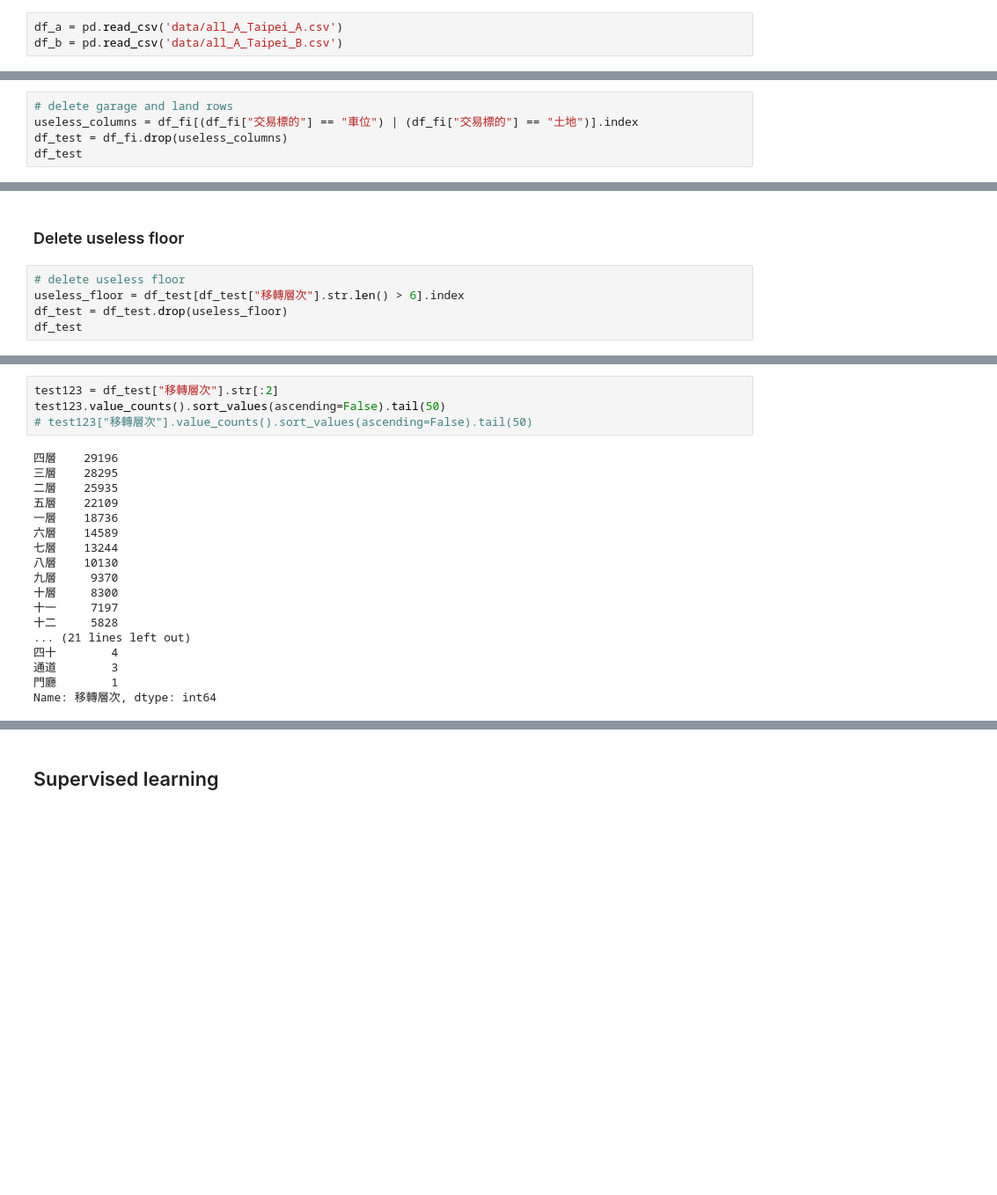
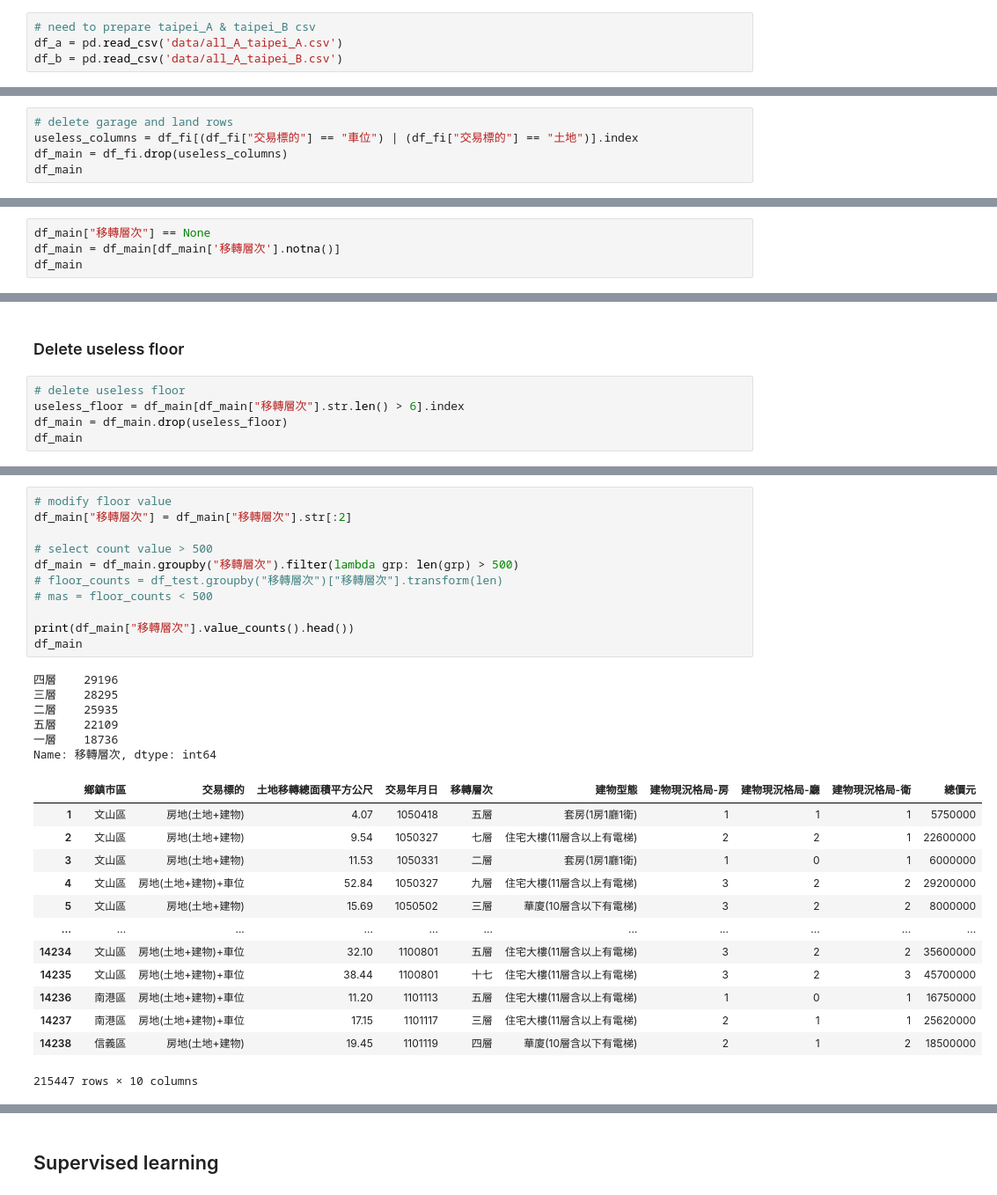
Before and after one commit to nbsurferch07/bdse25_team1, a Jupyter notebook: house_price_predict/taipei_house_price_test.ipynb, the cells around one changed output, grey strips where cells are left out. Shown at 88% size. Drawn from its saved outputs; the diff is of its cells as text; blank space fills up the shorter version.

Commit message:
0701 modify taipei_predict file

```diff
--- a/house_price_predict/taipei_house_price_test.ipynb
+++ b/house_price_predict/taipei_house_price_test.ipynb
@@ -10,8 +12,9 @@ from sklearn import preprocessing
 # %% [markdown]
 ## Load data
 # %%
-df_a = pd.read_csv('data/all_A_Taipei_A.csv')
-df_b = pd.read_csv('data/all_A_Taipei_B.csv')
+# need to prepare taipei_A & taipei_B csv
+df_a = pd.read_csv('data/all_A_taipei_A.csv')
+df_b = pd.read_csv('data/all_A_taipei_B.csv')
 # %% [markdown]
 ## Data processing
 # %%
@@ -39,8 +42,8 @@ df_fi.head(10)
 # %%
 # delete garage and land rows
 useless_columns = df_fi[(df_fi["交易標的"] == "車位") | (df_fi["交易標的"] == "土地")].index
-df_test = df_fi.drop(useless_columns)
-df_test
+df_main = df_fi.drop(useless_columns)
+df_main
 # %% [output]
 |  | 鄉鎮市區 | 交易標的 | 土地移轉總面積平方公尺 | 交易年月日 | 移轉層次 | 建物型態 | 建物現況格局-房 | 建物現況格局-廳 | 建物現況格局-衛 | 總價元 |
 | 1 | 文山區 | 房地(土地+建物) | 4.07 | 1050418 | 五層 | 套房(1房1廳1衛) | 1 | 1 | 1 | 5750000 |
@@ -55,3 +58,7 @@ df_test
 | 14237 | 南港區 | 房地(土地+建物)+車位 | 17.15 | 1101117 | 三層 | 住宅大樓(11層含以上有電梯) | 2 | 1 | 1 | 25620000 |
 | 14238 | 信義區 | 房地(土地+建物) | 19.45 | 1101119 | 四層 | 華廈(10層含以下有電梯) | 2 | 1 | 2 | 18500000 |
 220628 rows × 10 columns
+# %%
+df_main["移轉層次"] == None
+df_main = df_main[df_main['移轉層次'].notna()]
+df_main
@@ -95,9 +124,9 @@ Name: 移轉層次, dtype: int64
 ### Delete useless floor
 # %%
 # delete useless floor
-useless_floor = df_test[df_test["移轉層次"].str.len() > 6].index
-df_test = df_test.drop(useless_floor)
-df_test
+useless_floor = df_main[df_main["移轉層次"].str.len() > 6].index
+df_main = df_main.drop(useless_floor)
+df_main
 # %% [output]
 |  | 鄉鎮市區 | 交易標的 | 土地移轉總面積平方公尺 | 交易年月日 | 移轉層次 | 建物型態 | 建物現況格局-房 | 建物現況格局-廳 | 建物現況格局-衛 | 總價元 |
 | 1 | 文山區 | 房地(土地+建物) | 4.07 | 1050418 | 五層 | 套房(1房1廳1衛) | 1 | 1 | 1 | 5750000 |
@@ -115,22 +144,31 @@ df_test
-# %%
-test123 = df_test["移轉層次"].str[:2]
-test123.value_counts().sort_values(ascending=False).tail(50)
-# test123["移轉層次"].value_counts().sort_values(ascending=False).tail(50)
-# %% [output]
-四層    29196
-三層    28295
-二層    25935
-五層    22109
-一層    18736
-六層    14589
-七層    13244
-八層    10130
-九層     9370
-十層     8300
-十一     7197
-十二     5828
-... (21 lines left out)
-四十        4
-通道        3
-門廳        1
-Name: 移轉層次, dtype: int64
+# %%
+# modify floor value
+df_main["移轉層次"] = df_main["移轉層次"].str[:2]
+
+# select count value > 500
+df_main = df_main.groupby("移轉層次").filter(lambda grp: len(grp) > 500)
+# floor_counts = df_test.groupby("移轉層次")["移轉層次"].transform(len)
+# mas = floor_counts < 500
+
+print(df_main["移轉層次"].value_counts().head())
+df_main
+# %% [output]
+四層    29196
+三層    28295
+二層    25935
+五層    22109
+一層    18736
+Name: 移轉層次, dtype: int64
+|  | 鄉鎮市區 | 交易標的 | 土地移轉總面積平方公尺 | 交易年月日 | 移轉層次 | 建物型態 | 建物現況格局-房 | 建物現況格局-廳 | 建物現況格局-衛 | 總價元 |
+| 1 | 文山區 | 房地(土地+建物) | 4.07 | 1050418 | 五層 | 套房(1房1廳1衛) | 1 | 1 | 1 | 5750000 |
+| 2 | 文山區 | 房地(土地+建物) | 9.54 | 1050327 | 七層 | 住宅大樓(11層含以上有電梯) | 2 | 2 | 1 | 22600000 |
+| 3 | 文山區 | 房地(土地+建物) | 11.53 | 1050331 | 二層 | 套房(1房1廳1衛) | 1 | 0 | 1 | 6000000 |
+| 4 | 文山區 | 房地(土地+建物)+車位 | 52.84 | 1050327 | 九層 | 住宅大樓(11層含以上有電梯) | 3 | 2 | 2 | 29200000 |
+| 5 | 文山區 | 房地(土地+建物) | 15.69 | 1050502 | 三層 | 華廈(10層含以下有電梯) | 3 | 2 | 2 | 8000000 |
+| ... | ... | ... | ... | ... | ... | ... | ... | ... | ... | ... |
+| 14234 | 文山區 | 房地(土地+建物)+車位 | 32.10 | 1100801 | 五層 | 住宅大樓(11層含以上有電梯) | 3 | 2 | 2 | 35600000 |
+| 14235 | 文山區 | 房地(土地+建物)+車位 | 38.44 | 1100801 | 十七 | 住宅大樓(11層含以上有電梯) | 3 | 2 | 3 | 45700000 |
+| 14236 | 南港區 | 房地(土地+建物)+車位 | 11.20 | 1101113 | 五層 | 住宅大樓(11層含以上有電梯) | 1 | 0 | 1 | 16750000 |
+| 14237 | 南港區 | 房地(土地+建物)+車位 | 17.15 | 1101117 | 三層 | 住宅大樓(11層含以上有電梯) | 2 | 1 | 1 | 25620000 |
+| 14238 | 信義區 | 房地(土地+建物) | 19.45 | 1101119 | 四層 | 華廈(10層含以下有電梯) | 2 | 1 | 2 | 18500000 |
+215447 rows × 10 columns
```
Also changed, not shown: parts of 26 cells of this notebook.
